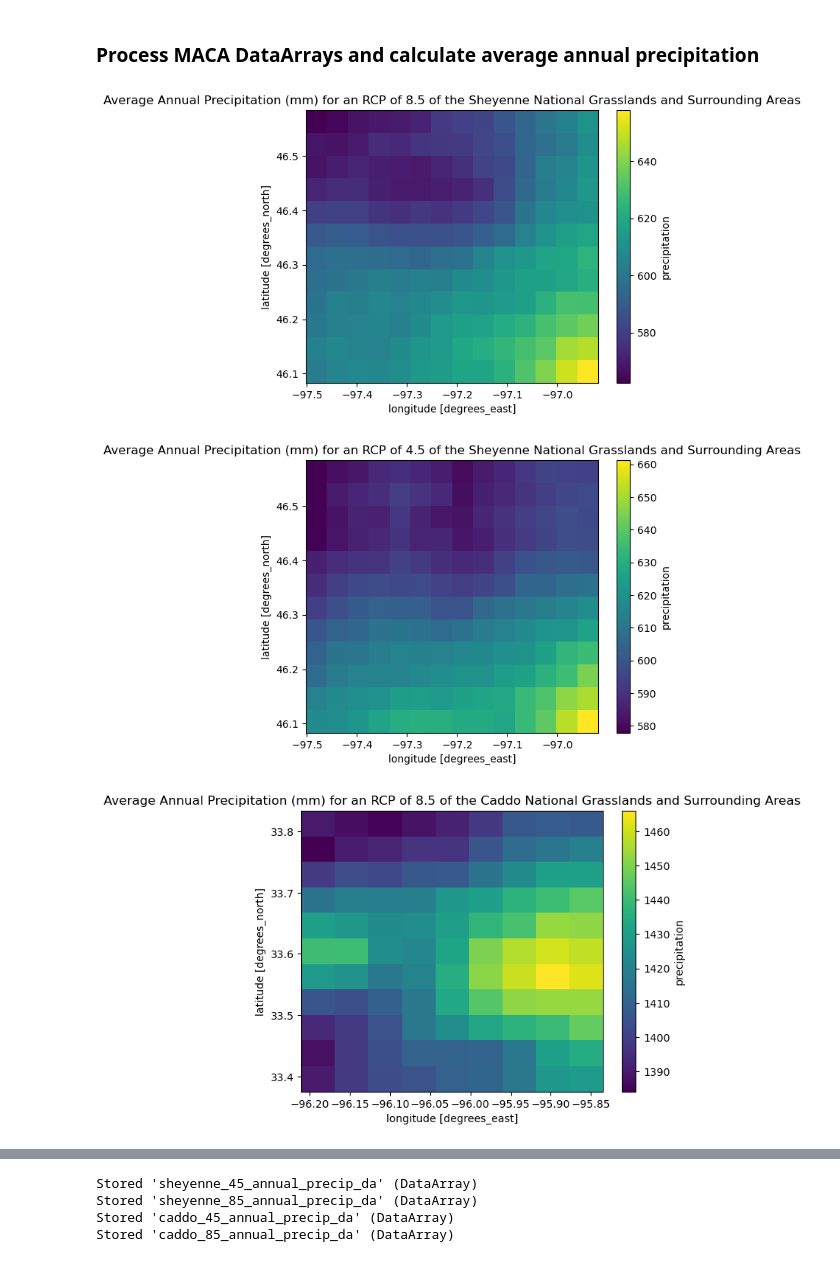
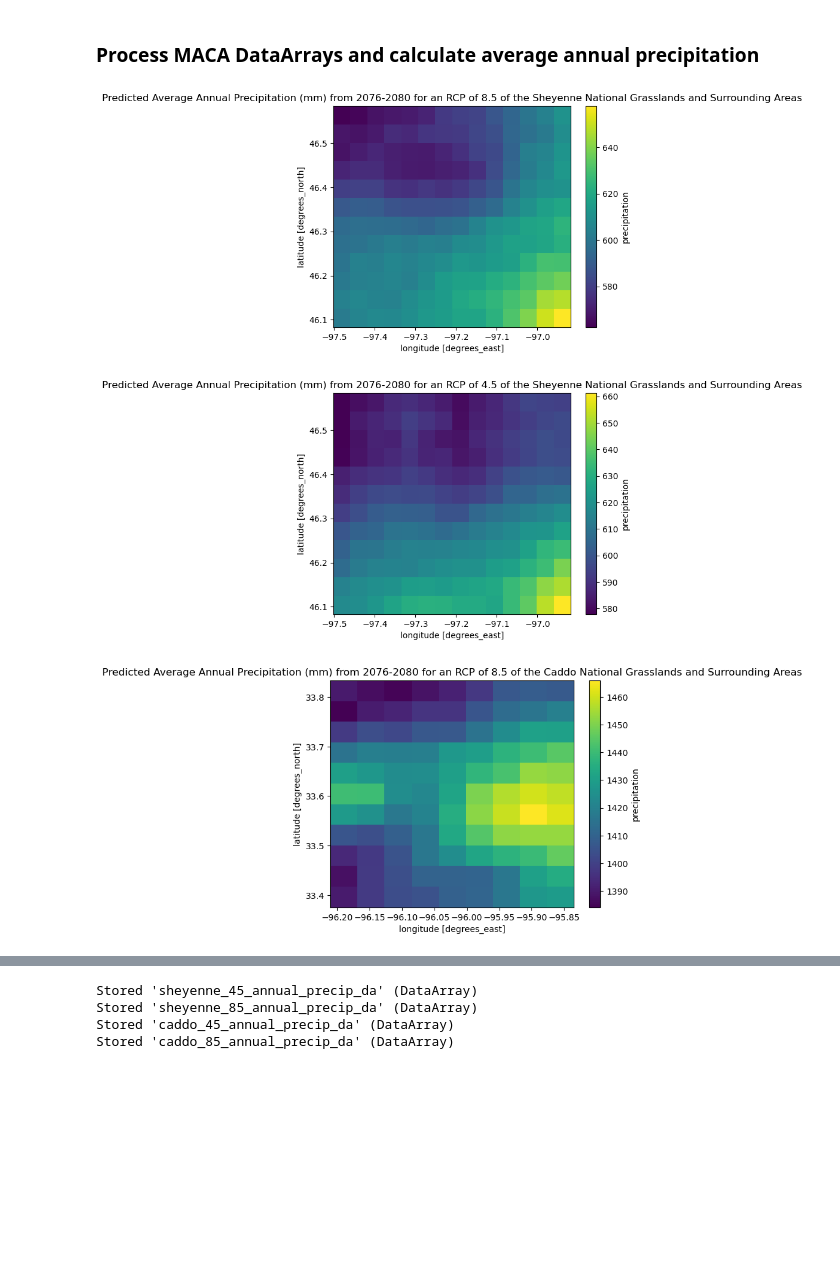
Before and after one commit to hanried/habitat-suitability, a Jupyter notebook: notebooks/03-habitat-suitability-climate.ipynb, the cells around one changed output, grey strips where cells are left out. Drawn from its saved outputs; the diff is of its cells as text; code cells hidden in the pictures; blank space fills up the shorter version.

Commit message:
corrected plot titles

```diff
--- a/notebooks/03-habitat-suitability-climate.ipynb
+++ b/notebooks/03-habitat-suitability-climate.ipynb
@@ -170,36 +170,39 @@ def process_maca_da(rcp, df, row):
 # %%
 # Process & find the average annual precipitation
 # for the Sheyenne rcp8.5 precipitation DataArray
 sheyenne_85_annual_precip_da = process_maca_da(85, maca_df, 0)
 sheyenne_85_annual_precip_da.plot()
 
-plt.title('Average Annual Precipitation (mm) for an RCP of 8.5 of the '
+plt.title('Predicted Average Annual Precipitation (mm) from 2076-2080 '
+          'for an RCP of 8.5 of the '
           'Sheyenne National Grasslands and Surrounding Areas')
 plt.show()
 # %% [output]
-[figure, old version]
+[figure, new version]
 # %%
 # Process & find the average annual precipitation
 # for the Sheyenne rcp4.5 precipitation DataArray
 sheyenne_45_annual_precip_da = process_maca_da(45, maca_df, 1)
 sheyenne_45_annual_precip_da.plot()
 
-plt.title('Average Annual Precipitation (mm) for an RCP of 4.5 of the '
+plt.title('Predicted Average Annual Precipitation (mm) from 2076-2080 '
+          'for an RCP of 4.5 of the '
           'Sheyenne National Grasslands and Surrounding Areas')
 plt.show()
 # %% [output]
-[figure, old version]
+[figure, new version]
 # %%
 # Process & find the average annual precipitation
 # for the Caddo rcp8.5 precipitation DataArray
 caddo_85_annual_precip_da = process_maca_da(85, maca_df, 2)
 caddo_85_annual_precip_da.plot()
 
-plt.title('Average Annual Precipitation (mm) for an RCP of 8.5 of the '
+plt.title('Predicted Average Annual Precipitation (mm) from 2076-2080 '
+          'for an RCP of 8.5 of the '
           'Caddo National Grasslands and Surrounding Areas')
 plt.show()
 # %% [output]
-[figure, old version]
+[figure, new version]
 # %%
 # Process & find the average annual precipitation
 # for the Caddo rcp4.5 precipitation DataArray
```
Also changed, not shown: parts of 1 cell of this notebook.
